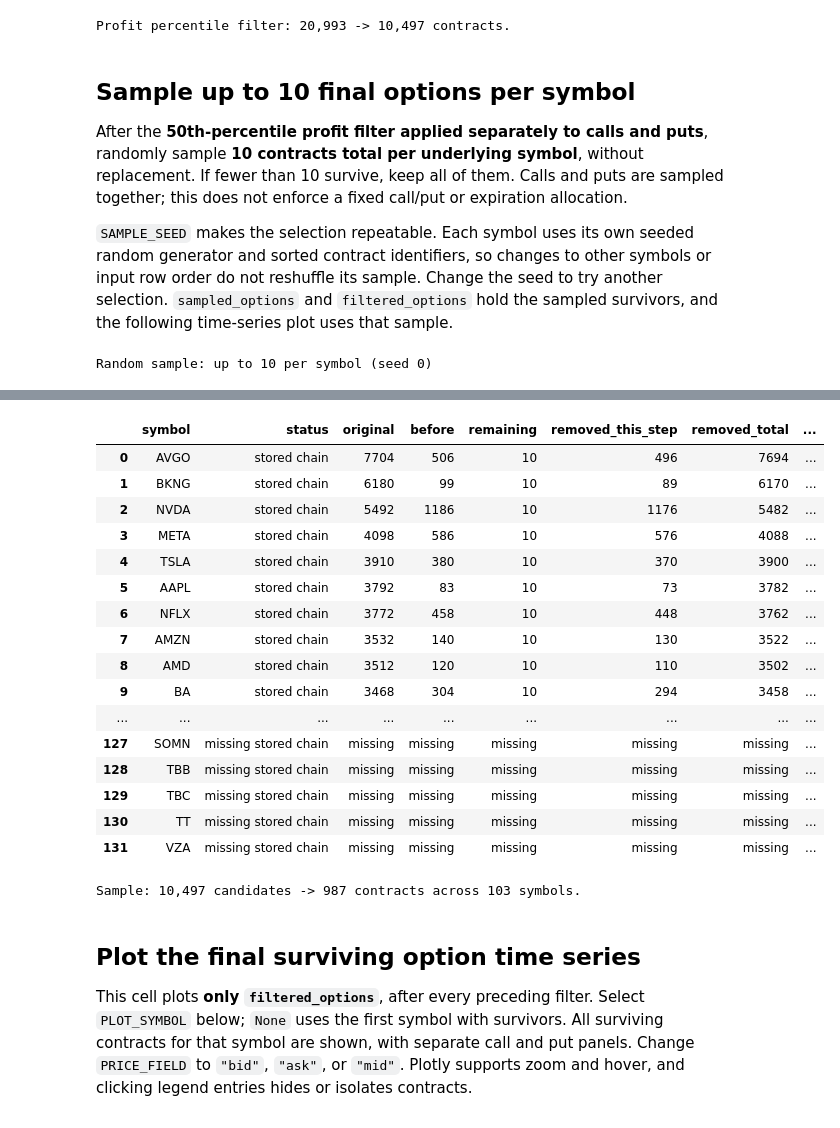
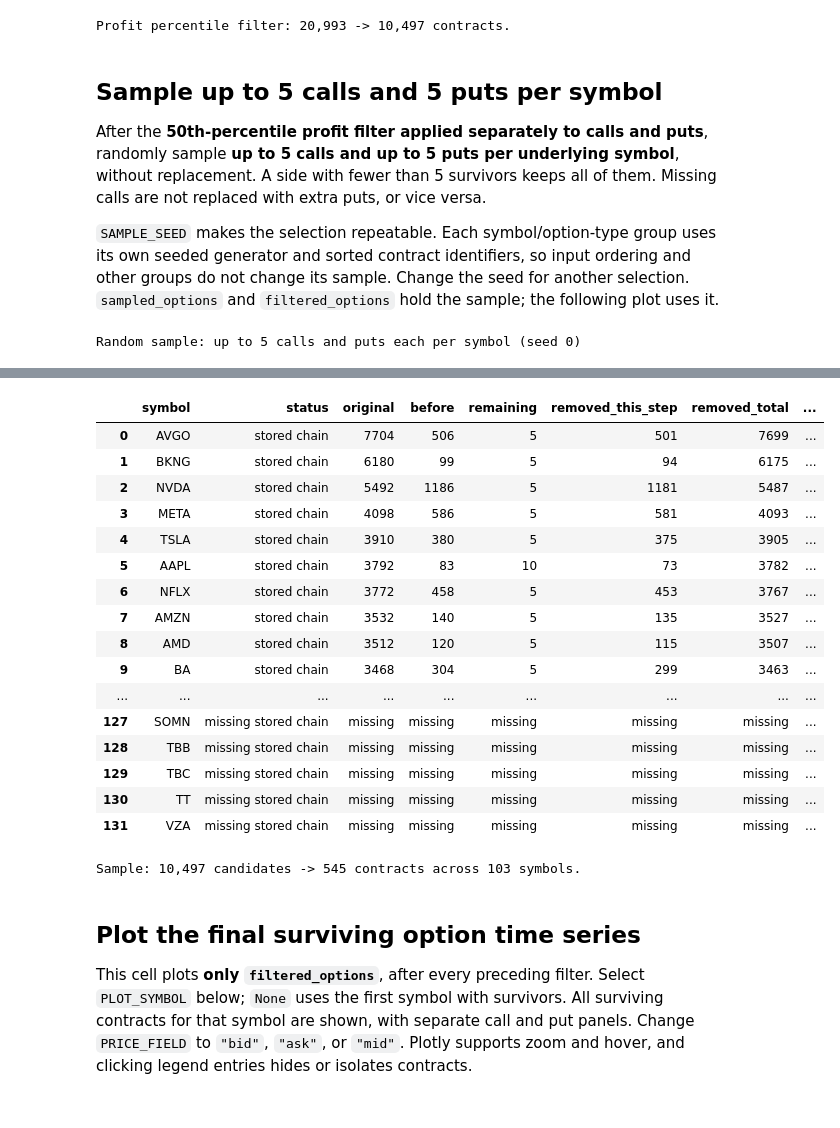
Before and after one commit to quantarb/quant-orchestrator, a Jupyter notebook: notebooks/multirate_warehouse_training.ipynb, the cells around one changed output, grey strips where cells are left out. Cells and saved outputs as stored; diff of their text form; code cells hidden in the pictures.

Commit message:
Sample five calls and five puts independently per symbol

```diff
--- a/notebooks/multirate_warehouse_training.ipynb
+++ b/notebooks/multirate_warehouse_training.ipynb
@@ -1033,39 +1033,38 @@ Profit percentile 50 within call/put
 | 131 | VZA | missing stored chain | missing | missing | missing | missing | missing | ... |
 Profit percentile filter: 20,993 -> 10,497 contracts.
 # %% [markdown]
-## Sample up to 10 final options per symbol
+## Sample up to 5 calls and 5 puts per symbol
 
 After the **50th-percentile profit filter applied separately to calls and puts**,
-randomly sample **10 contracts total per underlying symbol**, without replacement.
-If fewer than 10 survive, keep all of them. Calls and puts are sampled together;
-this does not enforce a fixed call/put or expiration allocation.
+randomly sample **up to 5 calls and up to 5 puts per underlying symbol**, without
+replacement. A side with fewer than 5 survivors keeps all of them. Missing calls
+are not replaced with extra puts, or vice versa.
 
-`SAMPLE_SEED` makes the selection repeatable. Each symbol uses its own seeded
-random generator and sorted contract identifiers, so changes to other symbols
-or input row order do not reshuffle its sample. Change the seed to try another
-selection. `sampled_options` and `filtered_options` hold the sampled survivors,
-and the following time-series plot uses that sample.
+`SAMPLE_SEED` makes the selection repeatable. Each symbol/option-type group uses
+its own seeded generator and sorted contract identifiers, so input ordering and
+other groups do not change its sample. Change the seed for another selection.
+`sampled_options` and `filtered_options` hold the sample; the following plot uses it.
 # %%
 import random
 
-OPTIONS_PER_SYMBOL = 10
+OPTIONS_PER_SIDE = 5
 SAMPLE_SEED = 0
 
-def sample_options_per_symbol(options, count, seed):
+def sample_options_per_side(options, count, seed):
     if not isinstance(count, int) or isinstance(count, bool) or count < 1:
-        raise ValueError("OPTIONS_PER_SYMBOL must be a positive integer.")
+        raise ValueError("OPTIONS_PER_SIDE must be a positive integer.")
     if options.is_empty():
         return options.clone()
     groups = []
-    for (symbol,), group in options.group_by("underlying_symbol", maintain_order=True):
+    for (symbol, option_type), group in options.group_by(["underlying_symbol", "option_type"], maintain_order=True):
         group = group.sort("contract_symbol")
-        rng = random.Random(f"{seed}:{symbol}")
+        rng = random.Random(f"{seed}:{symbol}:{option_type}")
         chosen = rng.sample(range(len(group)), min(count, len(group)))
         groups.append(group[chosen])
     return pl.concat(groups, how="diagonal_relaxed").sort("underlying_symbol", "contract_symbol")
 
 sampling_input = top_profit_options
-sampled_options = sample_options_per_symbol(sampling_input, OPTIONS_PER_SYMBOL, SAMPLE_SEED)
+sampled_options = sample_options_per_side(sampling_input, OPTIONS_PER_SIDE, SAMPLE_SEED)
 filtered_options = sampled_options
 sampling_filter_counts = sampled_options.group_by("underlying_symbol").agg(
     pl.len().alias("remaining"),
@@ -1074,10 +1073,10 @@ sampling_filter_counts = sampled_options.group_by("underlying_symbol").agg(
     pl.lit(0).alias("unknown")
 ).rename({"underlying_symbol": "symbol"}).to_pandas()
 sampling_comparison = show_option_filter(
-    f"Random sample: up to {OPTIONS_PER_SYMBOL} per symbol (seed {SAMPLE_SEED})",
+    f"Random sample: up to {OPTIONS_PER_SIDE} calls and puts each per symbol (seed {SAMPLE_SEED})",
     sampling_filter_counts, profit_percentile_comparison)
 print(f"Sample: {len(sampling_input):,} candidates -> {len(filtered_options):,} contracts "
       f"across {filtered_options['underlying_symbol'].n_unique()} symbols.")
 # %% [output]
-Random sample: up to 10 per symbol (seed 0)
+Random sample: up to 5 calls and puts each per symbol (seed 0)
 |  | stage | symbols_with_chain | symbols_missing_chain | original | before | remaining | removed_this_step | ... |
@@ -1085,21 +1084,21 @@ Random sample: up to 10 per symbol (seed 0)
 |  | symbol | status | original | before | remaining | removed_this_step | removed_total | ... |
-| 0 | AVGO | stored chain | 7704 | 506 | 10 | 496 | 7694 | ... |
-| 1 | BKNG | stored chain | 6180 | 99 | 10 | 89 | 6170 | ... |
-| 2 | NVDA | stored chain | 5492 | 1186 | 10 | 1176 | 5482 | ... |
-| 3 | META | stored chain | 4098 | 586 | 10 | 576 | 4088 | ... |
-| 4 | TSLA | stored chain | 3910 | 380 | 10 | 370 | 3900 | ... |
+| 0 | AVGO | stored chain | 7704 | 506 | 5 | 501 | 7699 | ... |
+| 1 | BKNG | stored chain | 6180 | 99 | 5 | 94 | 6175 | ... |
+| 2 | NVDA | stored chain | 5492 | 1186 | 5 | 1181 | 5487 | ... |
+| 3 | META | stored chain | 4098 | 586 | 5 | 581 | 4093 | ... |
+| 4 | TSLA | stored chain | 3910 | 380 | 5 | 375 | 3905 | ... |
 | 5 | AAPL | stored chain | 3792 | 83 | 10 | 73 | 3782 | ... |
-| 6 | NFLX | stored chain | 3772 | 458 | 10 | 448 | 3762 | ... |
-| 7 | AMZN | stored chain | 3532 | 140 | 10 | 130 | 3522 | ... |
-| 8 | AMD | stored chain | 3512 | 120 | 10 | 110 | 3502 | ... |
-| 9 | BA | stored chain | 3468 | 304 | 10 | 294 | 3458 | ... |
+| 6 | NFLX | stored chain | 3772 | 458 | 5 | 453 | 3767 | ... |
+| 7 | AMZN | stored chain | 3532 | 140 | 5 | 135 | 3527 | ... |
+| 8 | AMD | stored chain | 3512 | 120 | 5 | 115 | 3507 | ... |
+| 9 | BA | stored chain | 3468 | 304 | 5 | 299 | 3463 | ... |
 | ... | ... | ... | ... | ... | ... | ... | ... | ... |
 | 127 | SOMN | missing stored chain | missing | missing | missing | missing | missing | ... |
 | 128 | TBB | missing stored chain | missing | missing | missing | missing | missing | ... |
 | 129 | TBC | missing stored chain | missing | missing | missing | missing | missing | ... |
 | 130 | TT | missing stored chain | missing | missing | missing | missing | missing | ... |
 | 131 | VZA | missing stored chain | missing | missing | missing | missing | missing | ... |
-Sample: 10,497 candidates -> 987 contracts across 103 symbols.
+Sample: 10,497 candidates -> 545 contracts across 103 symbols.
 # %% [markdown]
 ## Plot the final surviving option time series
 
```
Also changed, not shown: parts of 4 cells of this notebook, 1 other file.
